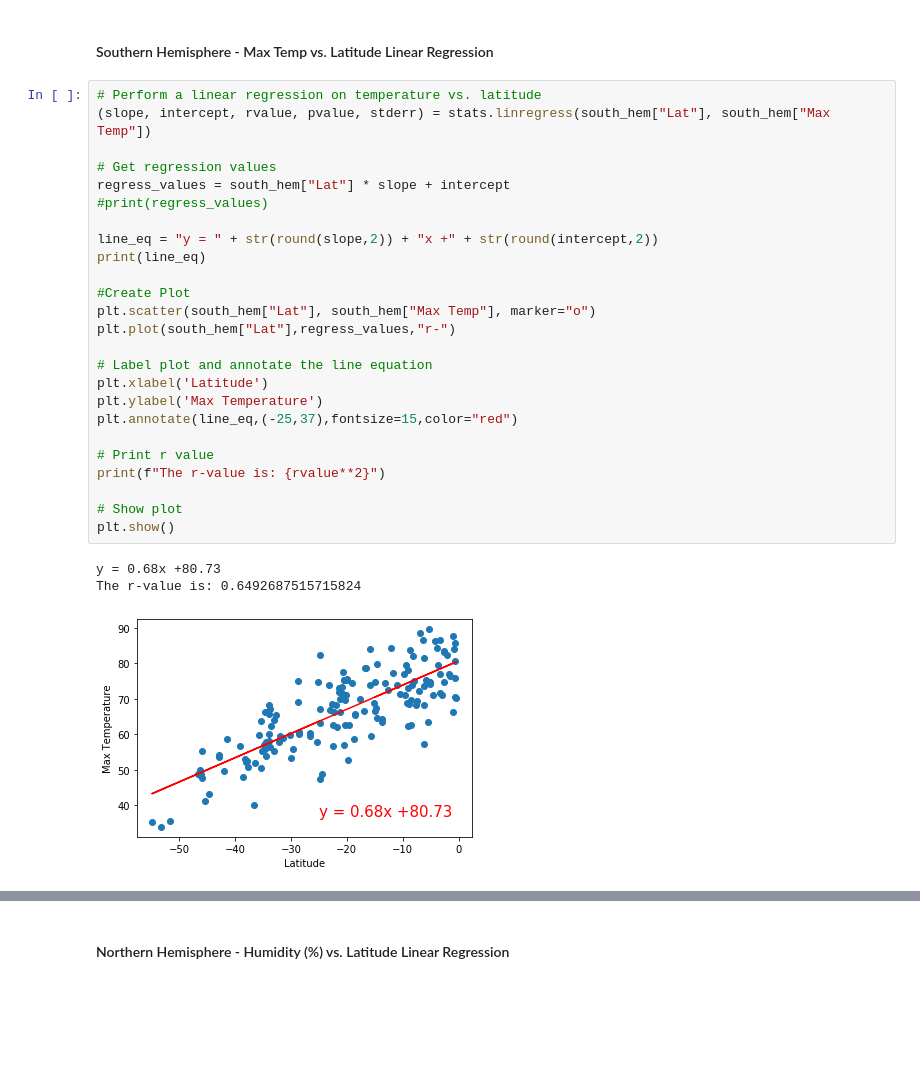
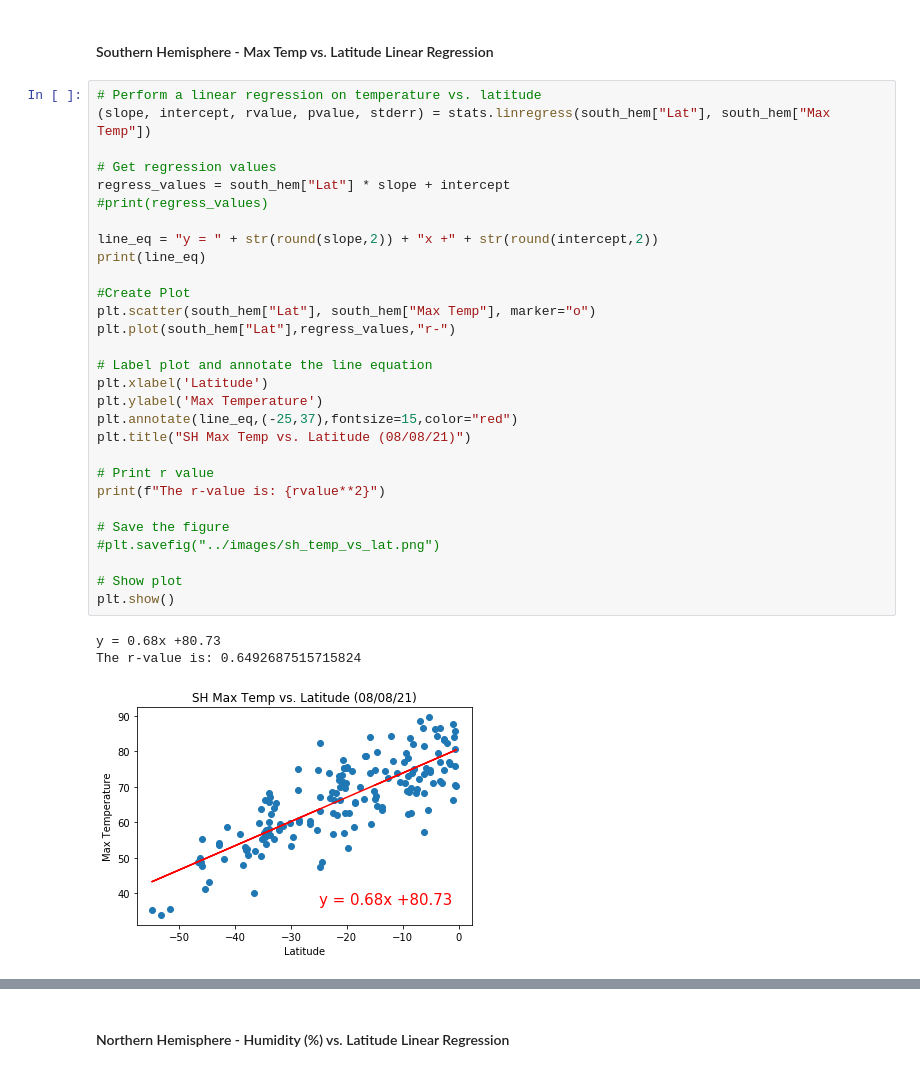
Before and after one commit to ceci-chapa/python-api-challenge, a Jupyter notebook: WeatherPy/WeatherPy.ipynb, the cells around one changed output, grey strips where cells are left out. Drawn from its saved outputs; the diff is of its cells as text; blank space fills up the shorter version.

```diff
--- a/WeatherPy/WeatherPy.ipynb
+++ b/WeatherPy/WeatherPy.ipynb
@@ -315,29 +332,33 @@ The r-value is: 0.3812912838875737
 # %%
 # Perform a linear regression on temperature vs. latitude
 (slope, intercept, rvalue, pvalue, stderr) = stats.linregress(south_hem["Lat"], south_hem["Max Temp"])
 
 # Get regression values
 regress_values = south_hem["Lat"] * slope + intercept
 #print(regress_values)
 
 line_eq = "y = " + str(round(slope,2)) + "x +" + str(round(intercept,2))
 print(line_eq)
 
 #Create Plot
 plt.scatter(south_hem["Lat"], south_hem["Max Temp"], marker="o")
 plt.plot(south_hem["Lat"],regress_values,"r-")
 
 # Label plot and annotate the line equation
 plt.xlabel('Latitude')
 plt.ylabel('Max Temperature')
 plt.annotate(line_eq,(-25,37),fontsize=15,color="red")
+plt.title("SH Max Temp vs. Latitude (08/08/21)")
 
 # Print r value
 print(f"The r-value is: {rvalue**2}")
 
+# Save the figure
+#plt.savefig("../images/sh_temp_vs_lat.png")
+
 # Show plot
 plt.show()
 # %% [output]
 y = 0.68x +80.73
 The r-value is: 0.6492687515715824
-[figure, old version]
+[figure, new version]
```
Also changed, not shown: parts of 24 cells of this notebook, 1 other file.
